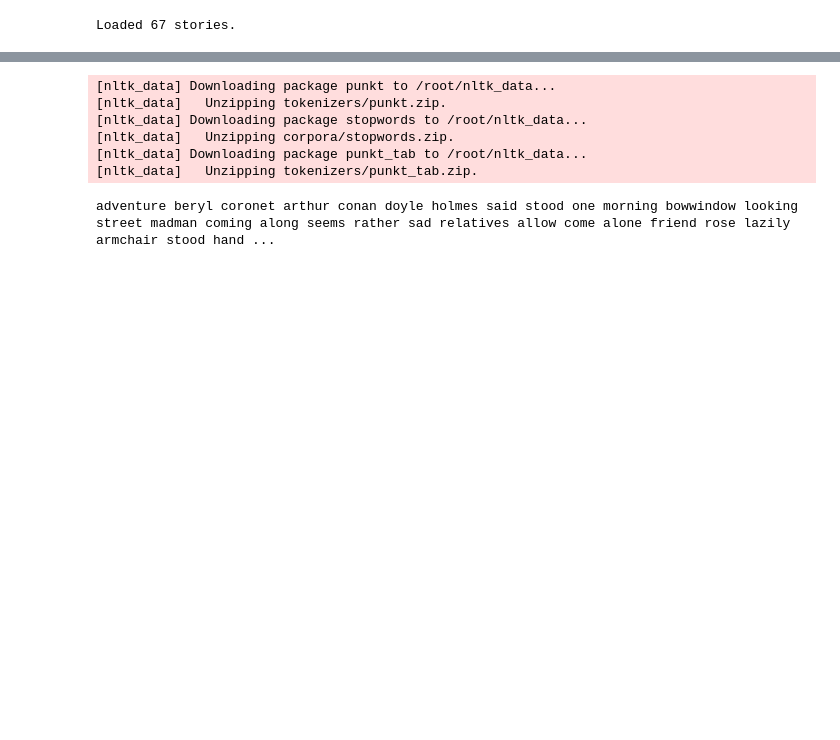
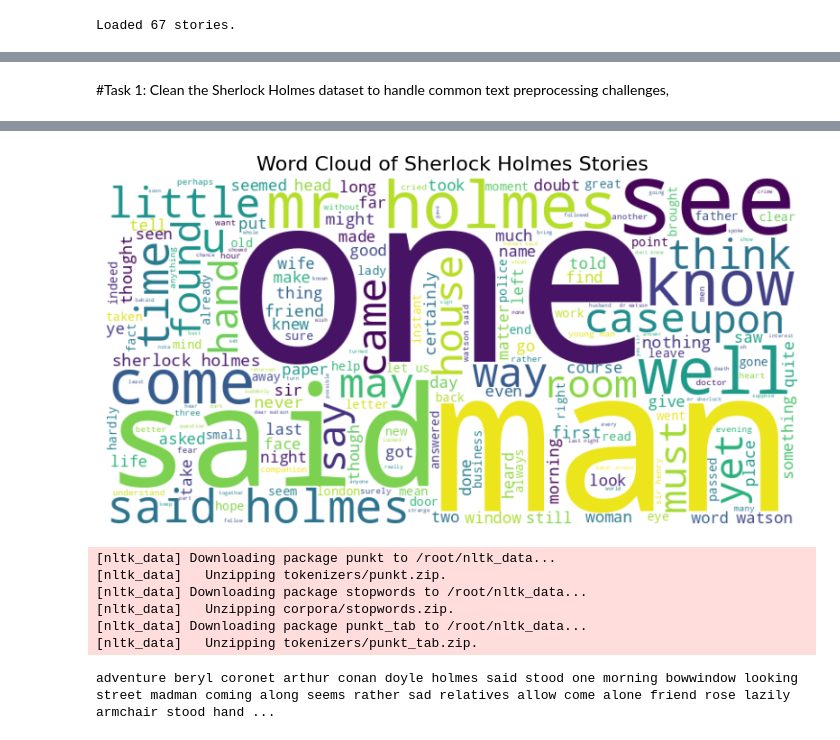
Before and after one commit to Shamiul-693/-Sherlock-Holmes-dataset., a Jupyter notebook: Sherlock_Holmes_dataset_.ipynb, the cells around one changed output, grey strips where cells are left out. Saved outputs shown, nothing was run; the diff lists cells and outputs as text; code cells hidden in the pictures; blank space fills up the shorter version.

```diff
--- a/Sherlock_Holmes_dataset_.ipynb
+++ b/Sherlock_Holmes_dataset_.ipynb
@@ -33,0 +98,53 @@ Loaded 67 stories.
+# %% [markdown]
+#Task 1:
+Clean the Sherlock Holmes dataset to handle common text preprocessing challenges,
+# %%
+
+
+# Ensure NLTK resources are available
+nltk.download('punkt')
+nltk.download('stopwords')
+
+stop_words = set(stopwords.words('english'))
+
+def clean_text(text):
+    # Lowercase
+    text = text.lower()
+    # Remove punctuation
+    text = text.translate(str.maketrans('', '', string.punctuation))
+     # Remove numbers and special characters
+    text = re.sub(r'[^a-zA-Z\s]', '', text)
+
+    # Remove numbers
+    text = re.sub(r'\d+', '', text)
+    # Tokenize
+    tokens = word_tokenize(text)
+    # Remove stopwords
+    tokens = [w for w in tokens if not w in stop_words]
+    # Join back into string
+    text = " ".join(tokens)
+    return text
+
+
+cleaned_stories = [clean_text(story) for story in stories]
+
+# Analyze each story
+story_lengths = [len(story.split()) for story in cleaned_stories]  # Word count per story
+sentence_counts = [len(sent_tokenize(story)) for story in cleaned_stories]  # Sentence count per story
+
+
+# ... (rest of your visualization and analysis code) ...
+
+# Combine all stories into one text
+all_text = " ".join(cleaned_stories)
+
+# Generate a word cloud
+wordcloud = WordCloud(width=800, height=400, background_color='white').generate(all_text)
+
+# Display the word cloud
+plt.figure(figsize=(10, 5))
+plt.imshow(wordcloud, interpolation='bilinear')
+plt.axis('off')
+plt.title('Word Cloud of Sherlock Holmes Stories', fontsize=16)
+plt.show()
+# %% [output]
@@ -34,3 +155,4 @@ Loaded 67 stories.
+[figure, added]
 # %%
 import re
 from nltk.tokenize import word_tokenize
```
Also changed, not shown: parts of 7 cells of this notebook.
